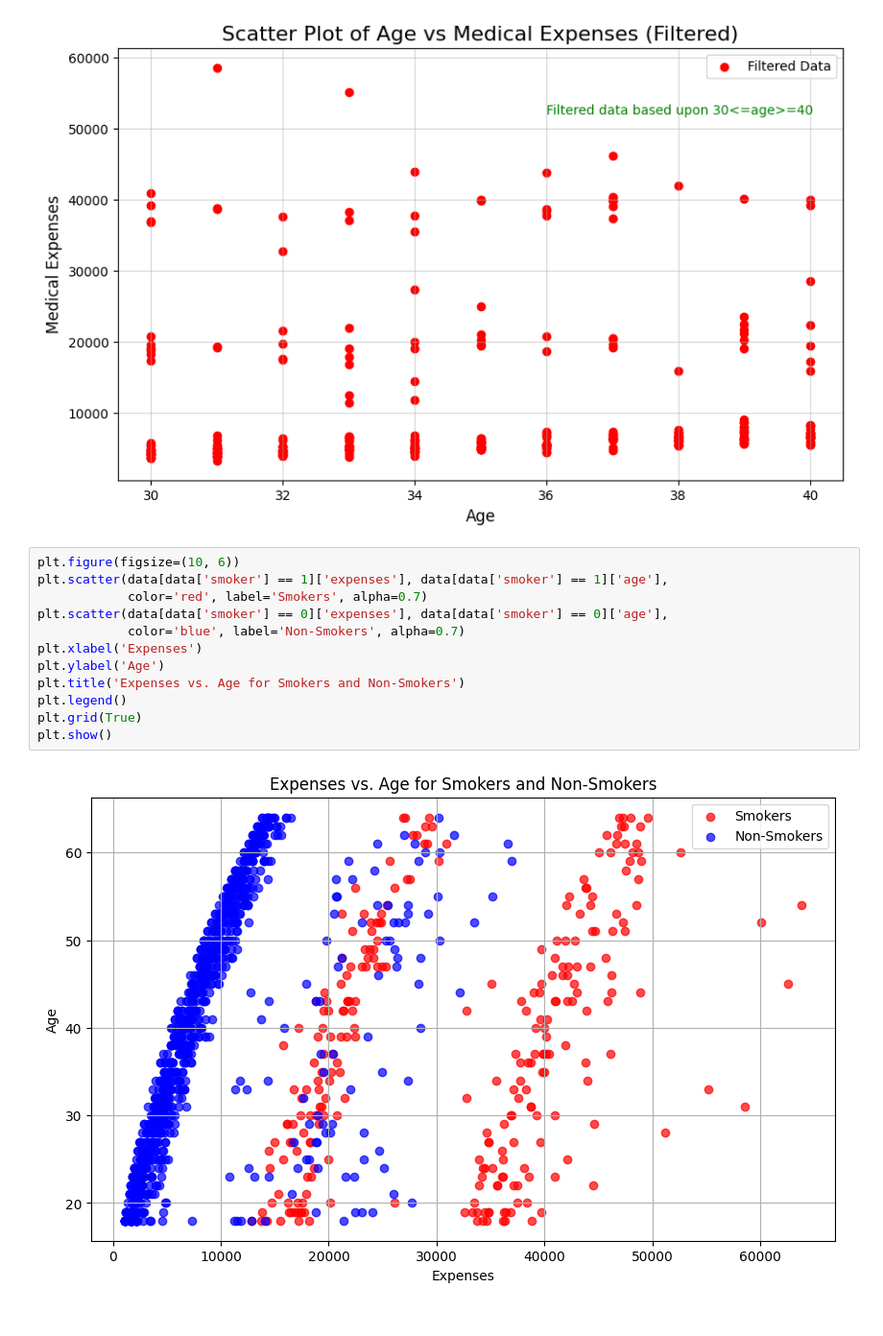
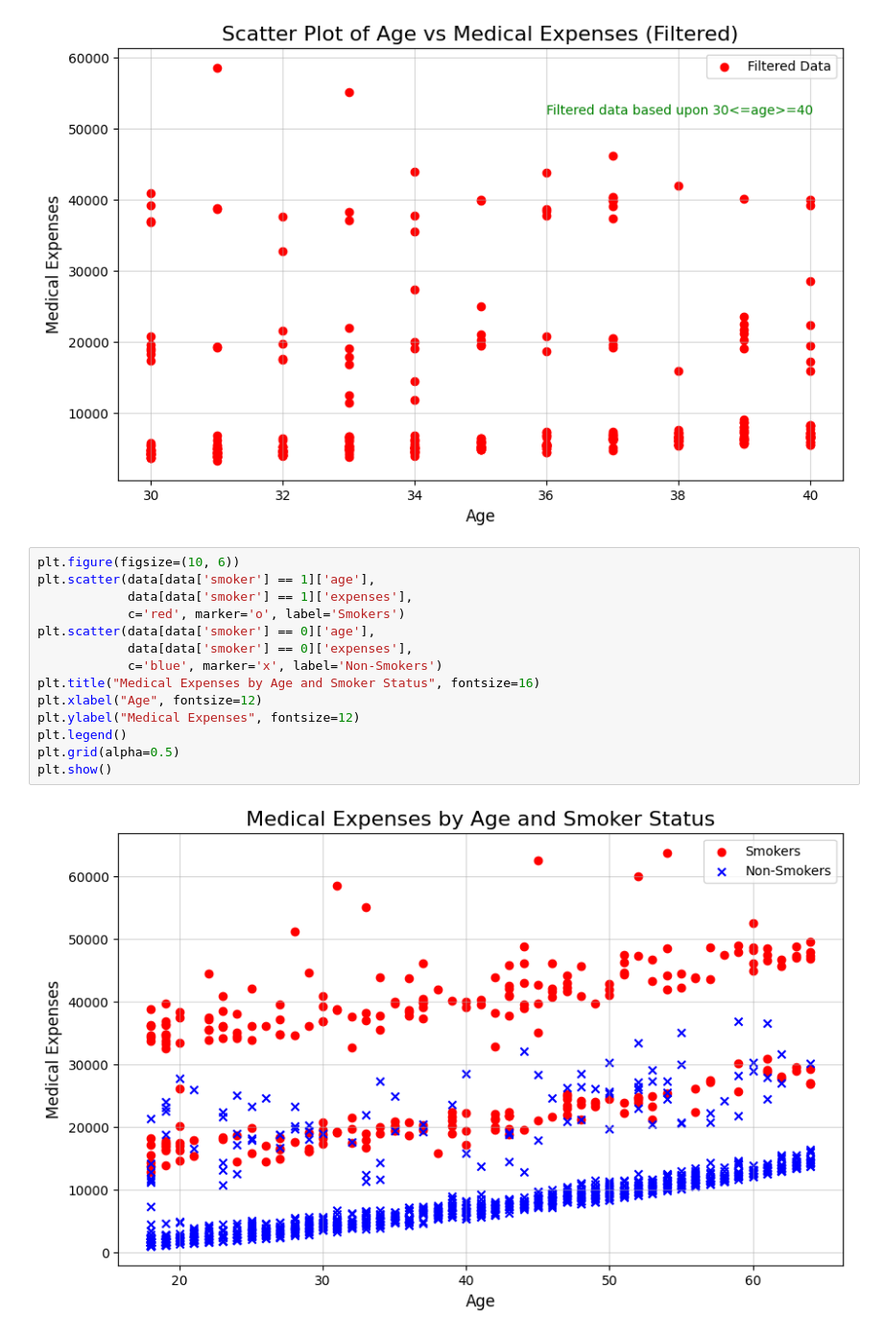
Before and after one commit to Akhilanandateja/Data_analysis_using_Python, a Jupyter notebook: DAUP_1.ipynb, the cells around one changed output. Shown: that part at 96% size. Saved outputs shown, nothing was run; the diff lists cells and outputs as text.

```diff
--- a/DAUP_1.ipynb
+++ b/DAUP_1.ipynb
@@ -210,15 +210,17 @@ plt.show()
 [figure]
 # %%
 plt.figure(figsize=(10, 6))
-plt.scatter(data[data['smoker'] == 1]['expenses'], data[data['smoker'] == 1]['age'],
-            color='red', label='Smokers', alpha=0.7)
-plt.scatter(data[data['smoker'] == 0]['expenses'], data[data['smoker'] == 0]['age'],
-            color='blue', label='Non-Smokers', alpha=0.7)
-plt.xlabel('Expenses')
-plt.ylabel('Age')
-plt.title('Expenses vs. Age for Smokers and Non-Smokers')
+plt.scatter(data[data['smoker'] == 1]['age'],
+            data[data['smoker'] == 1]['expenses'],
+            c='red', marker='o', label='Smokers')
+plt.scatter(data[data['smoker'] == 0]['age'],
+            data[data['smoker'] == 0]['expenses'],
+            c='blue', marker='x', label='Non-Smokers')
+plt.title("Medical Expenses by Age and Smoker Status", fontsize=16)
+plt.xlabel("Age", fontsize=12)
+plt.ylabel("Medical Expenses", fontsize=12)
 plt.legend()
-plt.grid(True)
+plt.grid(alpha=0.5)
 plt.show()
 # %% [output]
-[figure, old version]
+[figure, new version]
```
